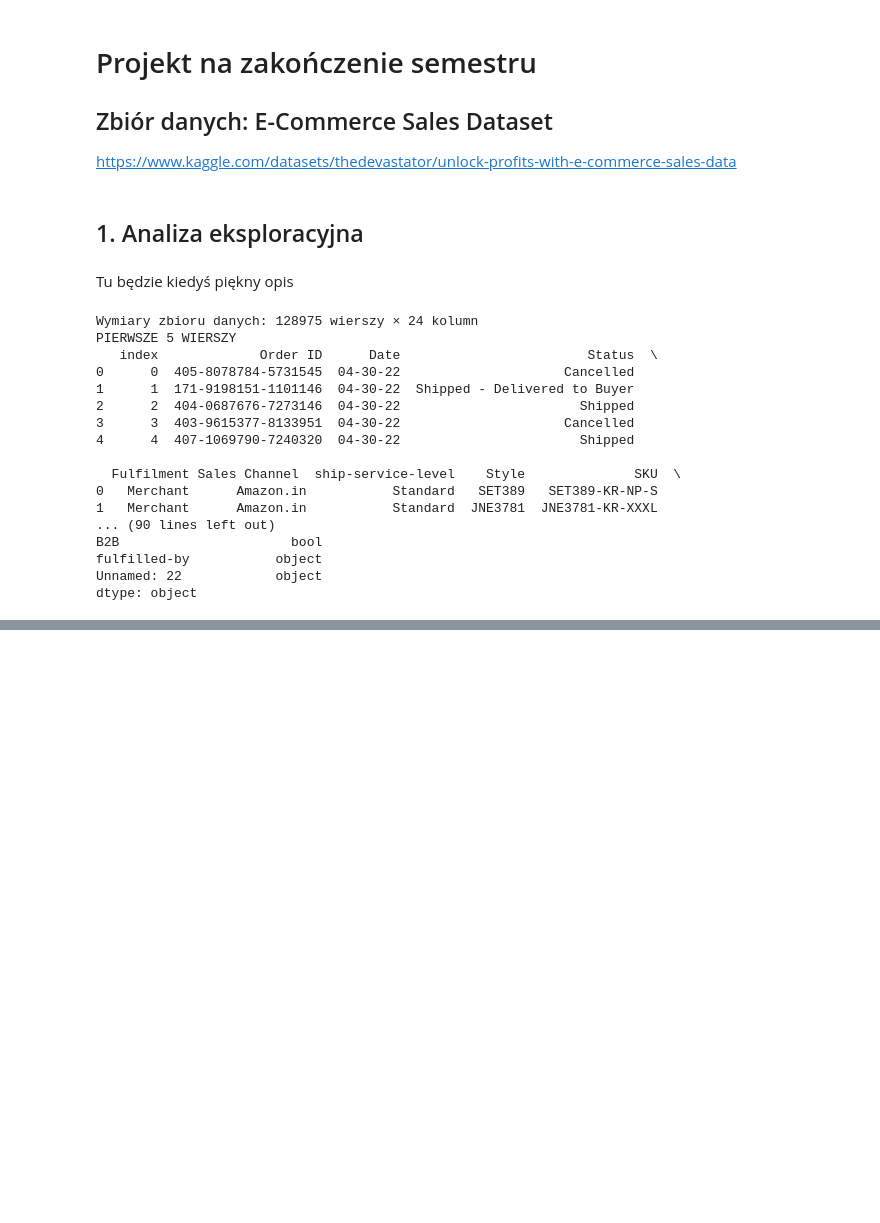
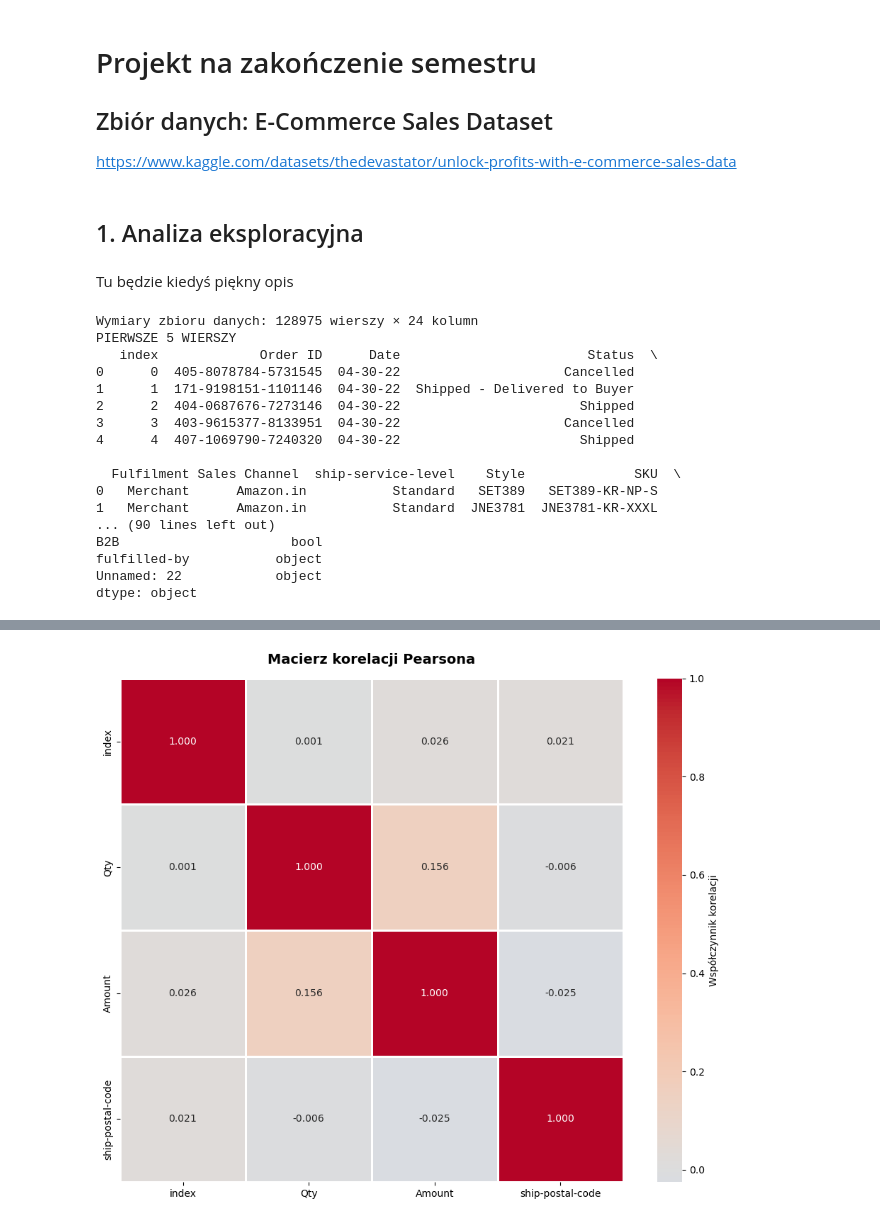
Before and after one commit to Olaf1001/E-commerce-dataset-analysis, a Jupyter notebook: Analiza.ipynb, the cells around one changed output, grey strips where cells are left out. Cells and saved outputs as stored; diff of their text form; code cells hidden in the pictures; blank space fills up the shorter version.

Commit message:
Add average and correlation analysis

```diff
--- a/Analiza.ipynb
+++ b/Analiza.ipynb
@@ -155,6 +142,73 @@ if remaining_missing == 0:
     print("Wszystkie brakujące wartości zostały usunięte.")
     df = df_clean
 
+print("ŚREDNIE I ODCHYLENIA STANDARDOWE")
+
+numeric_cols = df.select_dtypes(include=[np.number]).columns.tolist()
+
+if len(numeric_cols) > 0:
+    print(f"\nZmienne numeryczne ({len(numeric_cols)}):")
+    print(numeric_cols)
+
+    print("\nSTATYSTYKI OPISOWE:")
+    print("-" * 80)
+
+    stats_table = pd.DataFrame({
+        'Średnia': df[numeric_cols].mean(),
+        'Odchylenie std': df[numeric_cols].std(),
+        'Mediana': df[numeric_cols].median(),
+        'Min': df[numeric_cols].min(),
+        'Max': df[numeric_cols].max()
+    })
+    print(stats_table)
+else:
+    print("\nBrak zmiennych numerycznych w zbiorze danych")
+
+print("KORELACJE MIĘDZY ZMIENNYMI NUMERYCZNYMI")
+
+if len(numeric_cols) > 1:
+    correlation_matrix = df[numeric_cols].corr()
+
+    print("\nMACIERZ KORELACJI (Pearson):")
+    print(correlation_matrix)
+
+    plt.figure(figsize=(10, 8))
+    sns.heatmap(correlation_matrix, annot=True, cmap='coolwarm',
+                center=0, fmt='.3f', linewidths=1, square=True,
+                cbar_kws={'label': 'Współczynnik korelacji'})
+    plt.title('Macierz korelacji Pearsona', fontsize=14, fontweight='bold', pad=15)
+    plt.tight_layout()
+    plt.show()
+
+    print("\n\nTOP 10 NAJSILNIEJSZYCH KORELACJI:")
+    print("-" * 70)
+
+    corr_pairs = []
+    for i in range(len(correlation_matrix.columns)):
+        for j in range(i+1, len(correlation_matrix.columns)):
+            col1 = correlation_matrix.columns[i]
+            col2 = correlation_matrix.columns[j]
+            corr_value = correlation_matrix.iloc[i, j]
+            corr_pairs.append((col1, col2, corr_value))
+
+    corr_pairs_sorted = sorted(corr_pairs, key=lambda x: abs(x[2]), reverse=True)
+
+    print(f"{'Para zmiennych':<55} {'Korelacja':>10}")
+    print("-" * 70)
+    for col1, col2, corr in corr_pairs_sorted[:10]:
+        print(f"{col1:25s} ↔ {col2:25s}  {corr:7.4f}")
+
+    print("\n\nINTERPRETACJA SIŁY KORELACJI:")
+    print("  |r| < 0.3       → słaba korelacja")
+    print("  0.3 ≤ |r| < 0.7 → umiarkowana korelacja")
+    print("  |r| ≥ 0.7       → silna korelacja")
+
+elif len(numeric_cols) == 1:
+    print(f"\nTylko jedna zmienna numeryczna ({numeric_cols[0]})")
+    print("Korelacja wymaga co najmniej dwóch zmiennych numerycznych")
+else:
+    print("\nBrak zmiennych numerycznych - nie można obliczyć korelacji")
+
 print("PODSUMOWANIE PODSTAWOWYCH METRYK:")
 
 print(f"Liczba obiektów (po czyszczeniu): {len(df):,}")
@@ -182,0 +237 @@ Usuniętych wierszy: 109,596 (84.97%)
+[figure, added]
```
Also changed, not shown: parts of 3 cells of this notebook.
